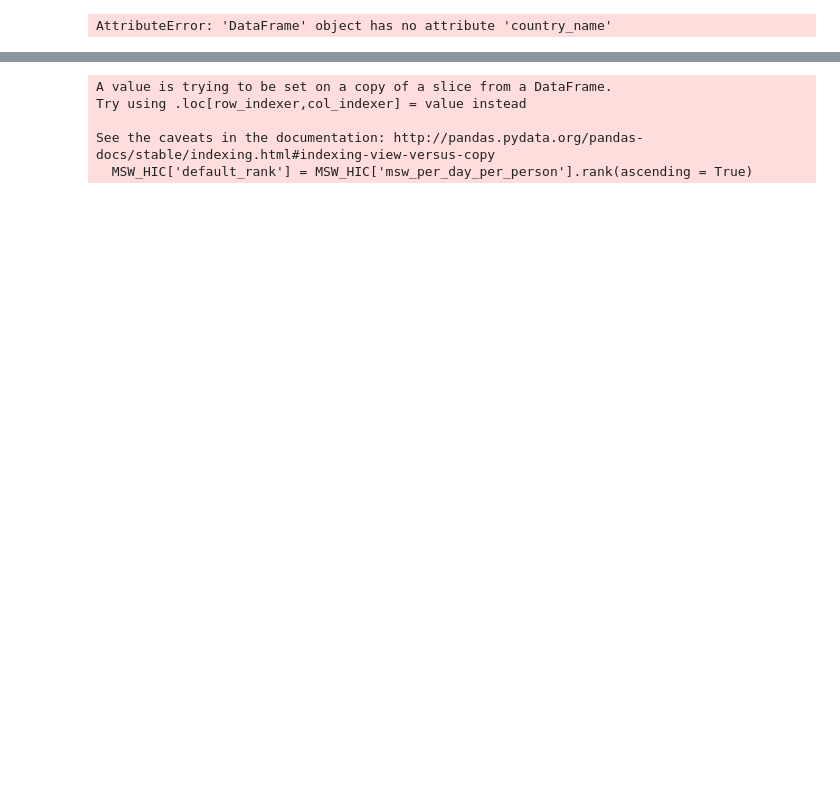
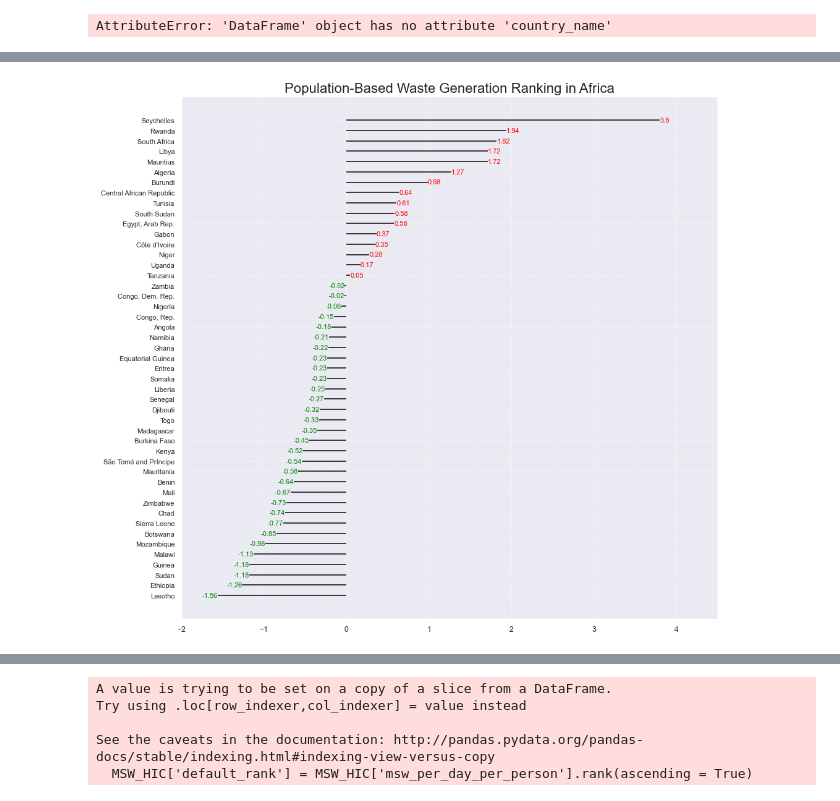
Before and after one commit to ShilpaMuralidhar/WasteManagement, a Jupyter notebook: Data_Science/Total_MSW_Africa.ipynb, the cells around one changed output, grey strips where cells are left out. Drawn from its saved outputs; the diff is of its cells as text; code cells hidden in the pictures; blank space fills up the shorter version.

```diff
--- a/Data_Science/Total_MSW_Africa.ipynb
+++ b/Data_Science/Total_MSW_Africa.ipynb
@@ -175,17 +189,18 @@ x = df_Africa.loc[:, ['msw_per_day_per_person']]
 df_Africa['mpg_z'] = (x - x.mean())/x.std()
 df_Africa['colors'] = ['green' if x < 0.5 else 'red' for x in df_Africa['mpg_z']]
 df_Africa.sort_values('mpg_z', inplace=True)
-#df_Africa.reset_index(inplace=True)
+df_Africa.reset_index(inplace=True)
 
 # Draw plot
 plt.figure(figsize=(14,14), dpi= 80)
-plt.hlines(y=df_Africa.country_name, xmin=0.1, xmax=df_Africa.mpg_z)
+plt.hlines(y=df_Africa.country_name, xmin=0, xmax=df_Africa.mpg_z)
 for x, y, tex in zip(df_Africa.mpg_z, df_Africa.index, df_Africa.mpg_z):
     t = plt.text(x, y, round(tex, 2), horizontalalignment='right' if x < 0 else 'left',
                  verticalalignment='center', fontdict={'color':'green' if x < 0 else 'red', 'size':10})
 
+
 # Decorations
-plt.yticks(df_Africa.country_name, fontsize=12)
+plt.yticks(df_Africa.country_name, fontsize=10)
 plt.title('Population-Based Waste Generation Ranking in Africa', fontdict={'size':20})
 plt.grid(linestyle='--', alpha=0.5)
 plt.xlim(-2.0, 4.5)
@@ -195,0 +209 @@ plt.show()
+[figure, added]
```
Also changed, not shown: parts of 4 cells of this notebook, 3 other files.
